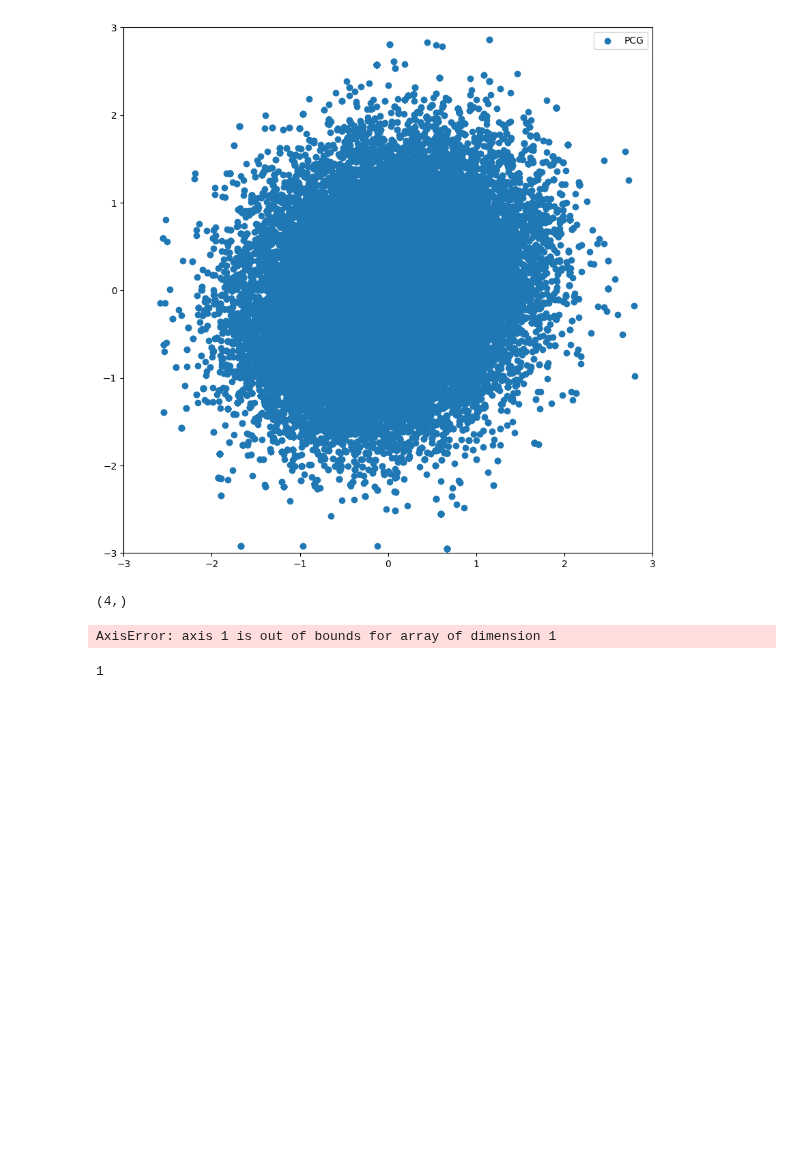
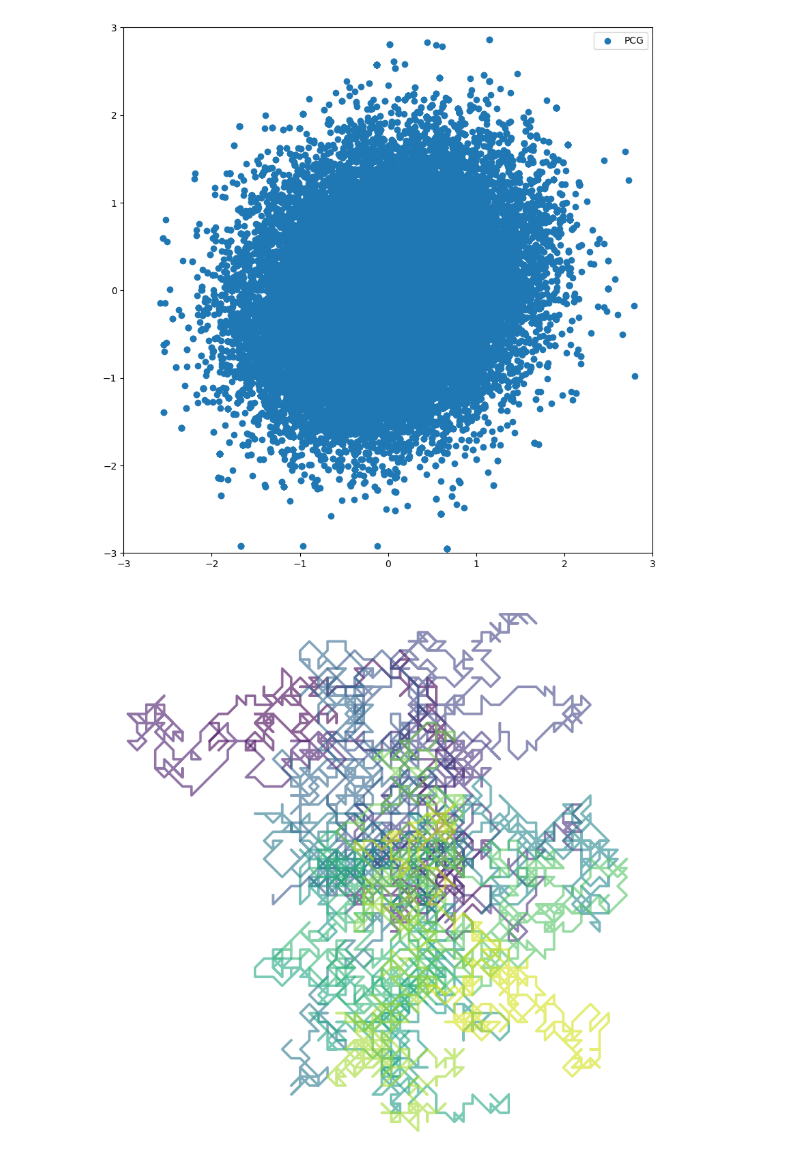
Before and after one commit to Daniel-Haas-B/NeuralQuantumState, a Jupyter notebook: thesis_misc/crazystuff.ipynb, the cells around one changed output. Drawn from its saved outputs; the diff is of its cells as text; code cells hidden in the pictures; blank space fills up the shorter version.

```diff
--- a/thesis_misc/crazystuff.ipynb
+++ b/thesis_misc/crazystuff.ipynb
@@ -996,15 +996,39 @@ plt.show()
 # %%
 import numpy as np
 x = np.random.randn(4,)
-# %%
-x.shape
-# %% [output]
-(4,)
-# %%
-x = x.squeeze(axis=1)
-# %% [output]
-AxisError: axis 1 is out of bounds for array of dimension 1
-# %%
-x.ndim
-# %% [output]
-1
+# %%
+import numpy as np
+import matplotlib.pyplot as plt
+from matplotlib.colors import to_rgba
+
+def random_walk(num_steps):
+    """Generate coordinates of a random walk."""
+    steps = np.random.choice([-1.5, 0, 1.5], size=(num_steps, 2))
+    return np.cumsum(steps, axis=0)
+
+# Parameters
+num_walkers = 15
+num_steps = 400
+
+# Colors
+cmap = plt.cm.viridis
+
+plt.figure(figsize=(10, 10))
+for i in range(num_walkers):
+    walk = random_walk(num_steps)
+    plt.plot(walk[:, 0], walk[:, 1], color=cmap(i / num_walkers), alpha=0.6, linewidth=2.5)
+
+#plt.title('Multiple Random Walkers')
+# set y lim and x lim
+
+
+plt.axis('equal')
+# remove axis
+plt.axis('off')
+
+
+# save in tight layout
+plt.savefig('random_walkers.pdf', bbox_inches='tight',  pad_inches=0)
+plt.show()
+# %% [output]
+[figure, added]
```
Also changed, not shown: parts of 6 cells of this notebook, 30 other files.
